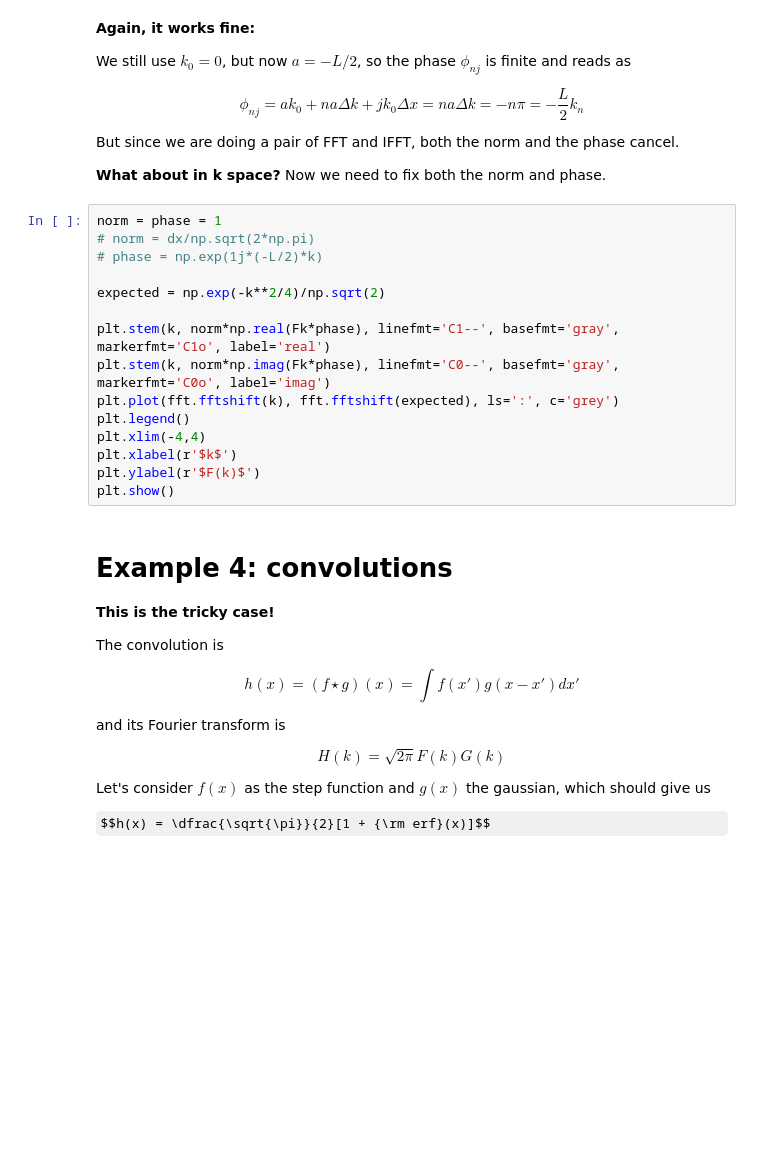
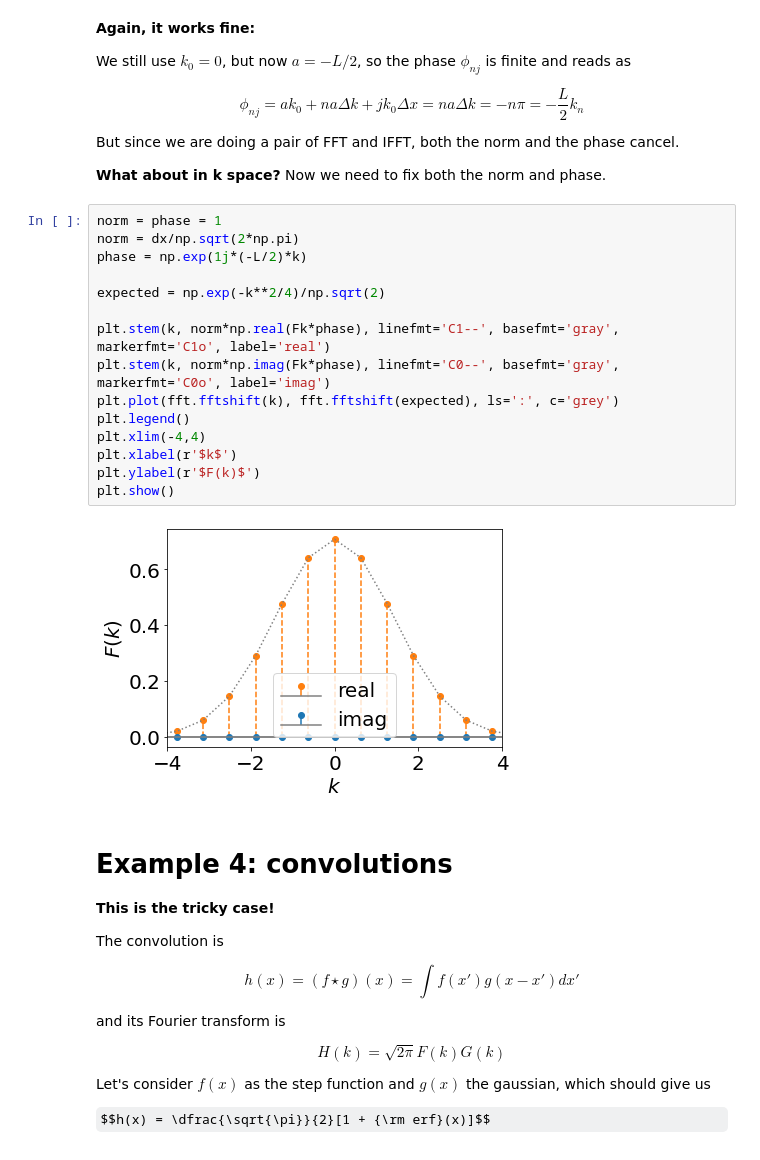
Before and after one commit to gersonjferreira/minicurso-ift-2021, a Jupyter notebook: IntroPython/06 - Fourier.ipynb, the cells around one changed output. Drawn from its saved outputs; the diff is of its cells as text; some formulas as TeX source; blank space fills up the shorter version.

```diff
--- a/IntroPython/06 - Fourier.ipynb
+++ b/IntroPython/06 - Fourier.ipynb
@@ -258,19 +268,21 @@ But since we are doing a pair of FFT and IFFT, both the norm and the phase cance
 **What about in k space?** Now we need to fix both the norm and phase.
 # %%
 norm = phase = 1
-# norm = dx/np.sqrt(2*np.pi)
-# phase = np.exp(1j*(-L/2)*k)
+norm = dx/np.sqrt(2*np.pi)
+phase = np.exp(1j*(-L/2)*k)
 
 expected = np.exp(-k**2/4)/np.sqrt(2)
 
 plt.stem(k, norm*np.real(Fk*phase), linefmt='C1--', basefmt='gray', markerfmt='C1o', label='real')
 plt.stem(k, norm*np.imag(Fk*phase), linefmt='C0--', basefmt='gray', markerfmt='C0o', label='imag')
 plt.plot(fft.fftshift(k), fft.fftshift(expected), ls=':', c='grey')
 plt.legend()
 plt.xlim(-4,4)
 plt.xlabel(r'$k$')
 plt.ylabel(r'$F(k)$')
 plt.show()
+# %% [output]
+[figure, added]
 # %% [markdown]
 # Example 4: convolutions
 
```
Also changed, not shown: parts of 8 cells of this notebook, 12 other files.
